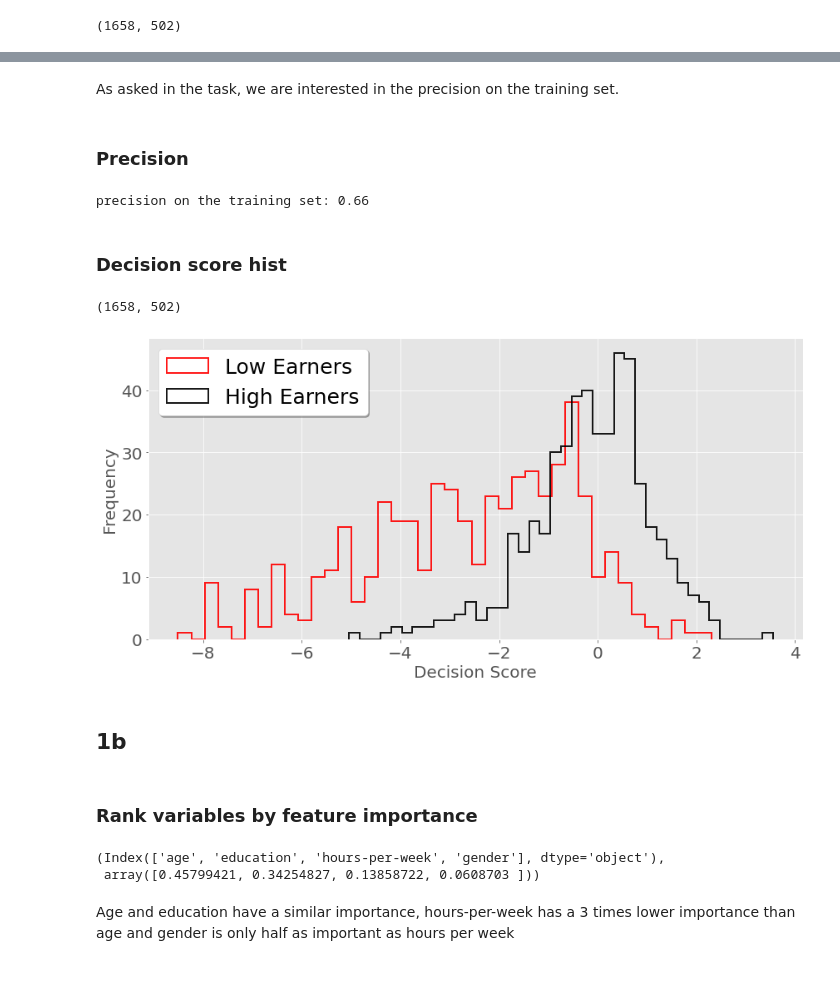
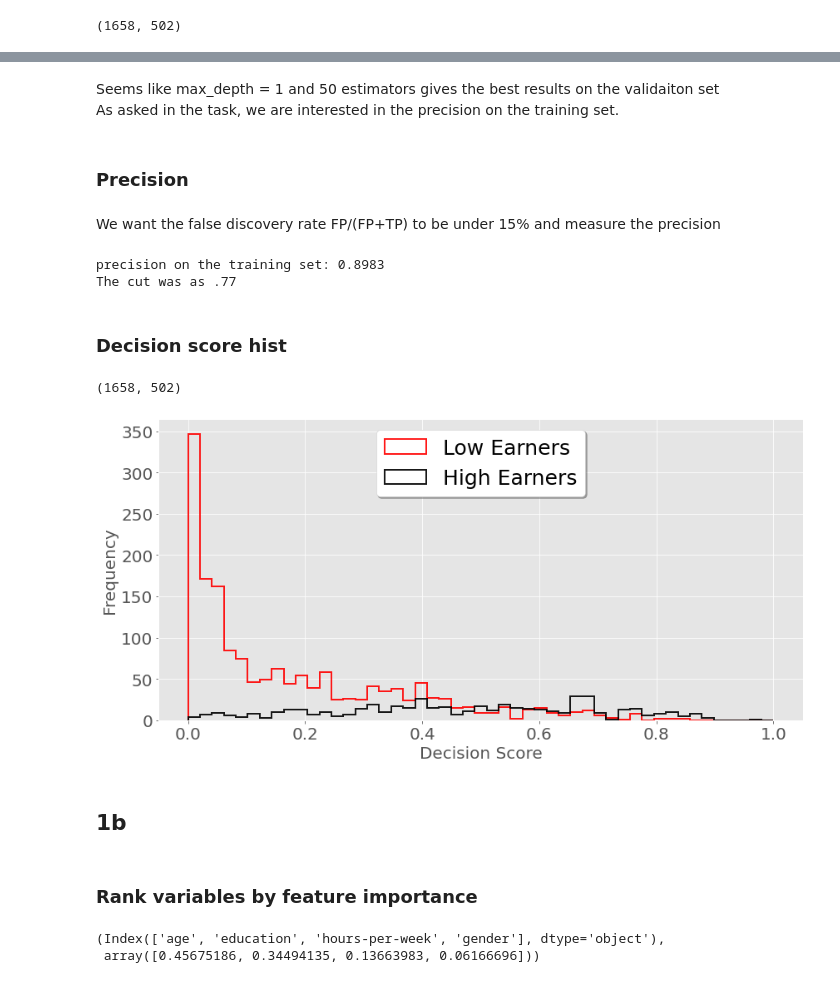
Before and after one commit to Kiril94/AMAS, a Jupyter notebook: Problem_set3/Problem_set.ipynb, the cells around one changed output, grey strips where cells are left out. Drawn from its saved outputs; the diff is of its cells as text; code cells hidden in the pictures.

```diff
--- a/Problem_set3/Problem_set.ipynb
+++ b/Problem_set3/Problem_set.ipynb
@@ -112,6 +111,10 @@ No feature scaling is required for decision trees!
 X, y = Inc_data.iloc[:,:-2], Inc_data.iloc[:,-1]
 X_train, X_test, y_train, y_test = train_test_split(
     X, y, test_size=.48, random_state=1)
+X_train = np.array(X_train)
+X_test = np.array(X_test)
+y_train = np.array(y_train)
+y_test = np.array(y_test)
 #We have to exclude at least 500 entries of each class
 #from the training set for a later task
 np.count_nonzero(y_test==0), np.count_nonzero(y_test==1)
@@ -133,4 +163,5 @@ plt.scatter(np.arange(1,5), np.array(Train_score))
 # %% [markdown]
+Seems like max_depth = 1 and 50 estimators gives the best results on the validaiton set\
 As asked in the task, we are interested in the precision on the training set.
 # %% [markdown]
 ### Precision
@@ -145,24 +206,28 @@ def True_Positive(y_pred, y_true):
+# %% [markdown]
+We want the false discovery rate FP/(FP+TP) to be under 15%
+and measure the precision
 # %%
-final_clf = GradientBoostingClassifier(n_estimators=100, learning_rate=1.0,
+final_clf = GradientBoostingClassifier(n_estimators=50, learning_rate=1.0,
          max_depth=1, random_state=0).fit(X_train, y_train)
-y_train_pred = final_clf.predict(X_train)
-TP = True_Positive(y_train_pred, y_train)
-Tot_pos = np.count_nonzero(y_train_pred)#all predicted as positive
-Precision = TP/Tot_pos
-print(f"precision on the training set: {Precision:3.2f}")
+y_train_pred_proba = final_clf.predict_proba(X_train)[:,1]
+y_train_pred = np.zeros_like(y_train)
+cut = .77
+positive_mask = y_train_pred_proba>cut
+y_train_pred[positive_mask] = 1
+Pr = Precision(y_train_pred, y_train)
+FDR = 1 - Pr
+print(f"precision on the training set: {Pr:3.4f}")
+print(f"The cut was as .77")
 # %% [output]
-precision on the training set: 0.66
+precision on the training set: 0.8983
+The cut was as .77
 # %% [markdown]
 ### Decision score hist
-# %%
-np.count_nonzero(y_test==0), np.count_nonzero(y_test==1)
-# %% [output]
-(1658, 502)
 # %%
 X_low = X_test[y_test==0]#low
 X_high = X_test[y_test==1]#high
-#we select 500 points from each class randomly
-_,X_low_500,_,_ = train_test_split(X_low, X_low, test_size = 500, random_state = 1)
-_,X_high_500,_,_ = train_test_split(X_high, X_high, test_size = 500, random_state = 1)
-ds_500_low = final_clf.decision_function(X_low_500)
-ds_500_high = final_clf.decision_function(X_high_500)
+ds_500_low = final_clf.predict_proba(X_low)[:,1]
+ds_500_high = final_clf.predict_proba(X_high)[:,1]
+np.count_nonzero(y_test==0), np.count_nonzero(y_test==1)
+# %% [output]
+(1658, 502)
@@ -171,23 +234,25 @@ vis.nice_histogram?
 # %%
-x, y, binwidth, fig, ax = vis.nice_histogram(
-    ds_500_low, 40, color_hist='r', data_label_hist='Low Earners')
-x, y, binwidth, fig, ax = vis.nice_histogram(
-    ds_500_high, 40, color_hist='k', figure = fig, axis = ax, plot_legend=True,
+fd = vis.nice_histogram(
+    ds_500_low, np.linspace(0,1,50), color_hist='r', data_label_hist='Low Earners')
+fig = fd['fig']
+ax = fd['ax']
+#ax.axvline(cut,0, 150, label = 'Cut', color = 'blue')
+fd = vis.nice_histogram(
+    ds_500_high, np.linspace(0,1,50), color_hist='k', figure = fig, axis = ax, plot_legend=True,
     data_label_hist='High Earners', xlabel="Decision Score", legend_fs=25,
-    save = True, figname = "Figs/Histogram1a.pdf", legend_loc=2 )
+    save = True, figname = "Figs/Histogram1a.pdf", legend_loc=9 )
+fig = fd['fig']
 fig
 # %% [output]
-[figure, old version]
+[figure, new version]
 # %% [markdown]
 ## 1b
-# %% [markdown]
-### Rank variables by feature importance
+# %% [markdown]
+### Rank variables by feature importance
 # %%
 feature_importance = final_clf.feature_importances_
 feat_imp_ind = np.argsort(feature_importance)[::-1]
 X.columns[feat_imp_ind], feature_importance[feat_imp_ind]
 # %% [output]
 (Index(['age', 'education', 'hours-per-week', 'gender'], dtype='object'),
- array([0.45799421, 0.34254827, 0.13858722, 0.0608703 ]))
+ array([0.45675186, 0.34494135, 0.13663983, 0.06166696]))
-# %% [markdown]
-Age and education have a similar importance, hours-per-week has a 3 times lower importance than age and gender is only half as important as hours per week
```
Also changed, not shown: parts of 63 cells of this notebook, 1 other file.
